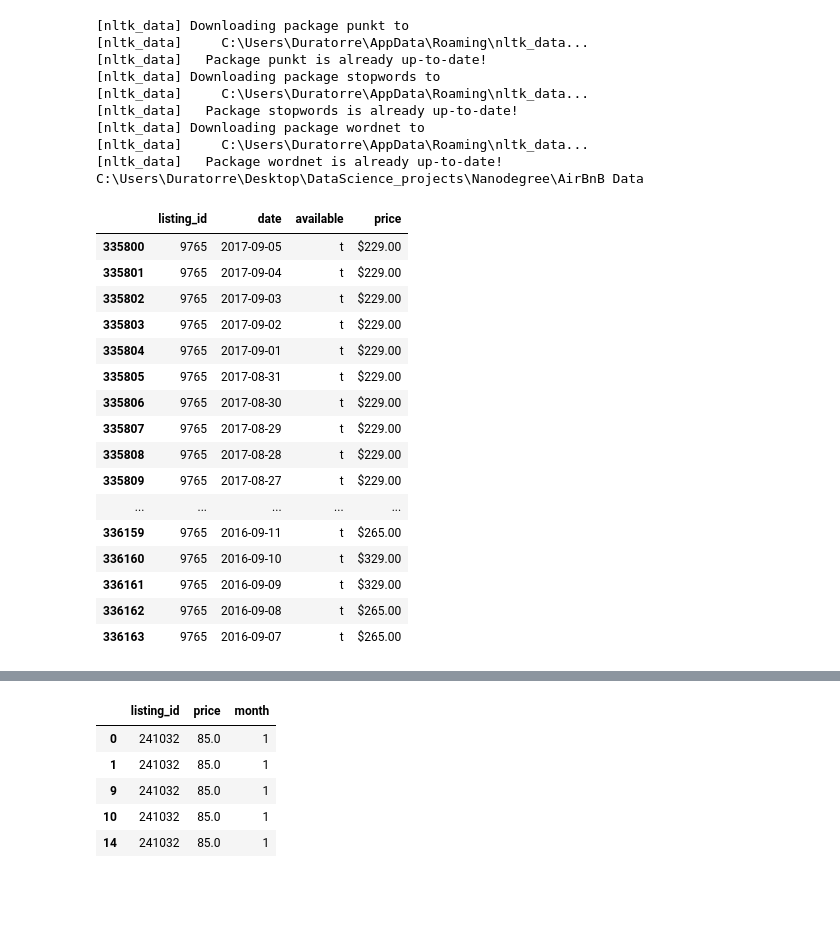
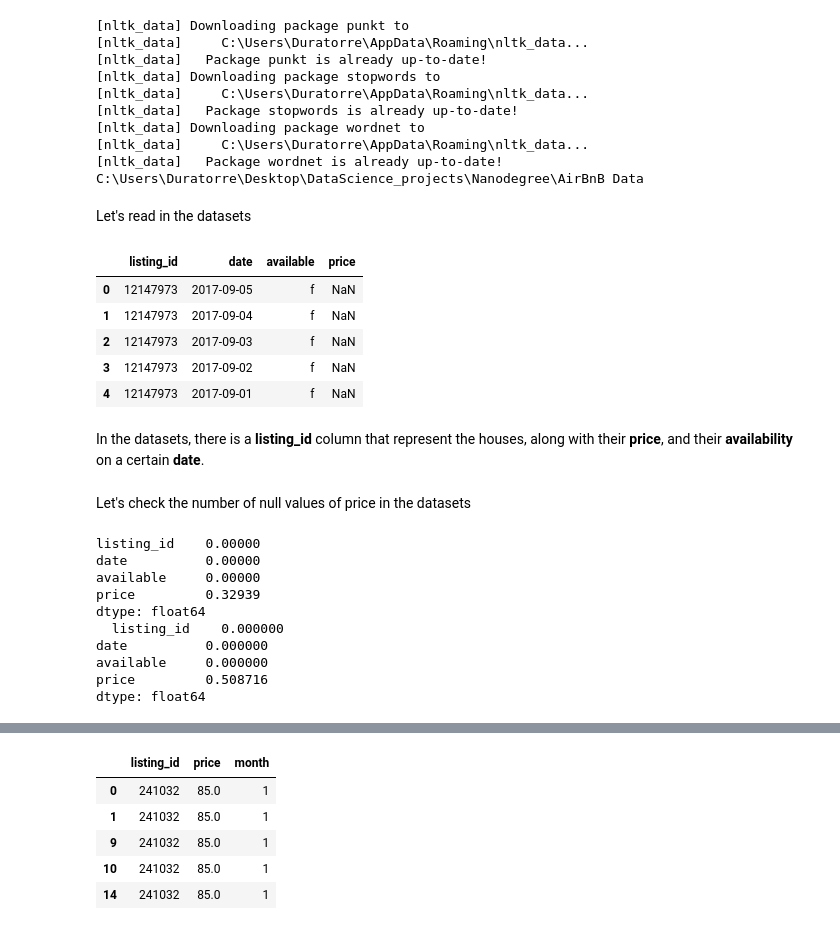
Before and after one commit to Duratorre/AirBnB-Data-Analysis, a Jupyter notebook: Analysis.ipynb, the cells around one changed output, grey strips where cells are left out. Saved outputs shown, nothing was run; the diff lists cells and outputs as text; code cells hidden in the pictures; blank space fills up the shorter version.

Commit message:
Organized markdown cells for calendar dataset

```diff
--- a/Analysis.ipynb
+++ b/Analysis.ipynb
@@ -40,32 +40,36 @@ pd.options.display.max_columns = None
 [nltk_data]     C:\Users\Duratorre\AppData\Roaming\nltk_data...
 [nltk_data]   Package wordnet is already up-to-date!
 C:\Users\Duratorre\Desktop\DataScience_projects\Nanodegree\AirBnB Data
+# %% [markdown]
+Let's read in the datasets
 # %%
 # read in the datasets
 df_cal_sea = pd.read_csv('.\Seattle\calendar.csv')
-df_cal_sea.head(20)
+#df_cal_sea.head(20)
 
 df_cal_bos = pd.read_csv('.\Boston\calendar.csv')
-#df_cal_bos.head()
+df_cal_bos.head()
+# %% [output]
+|  | listing_id | date | available | price |
+| 0 | 12147973 | 2017-09-05 | f | NaN |
+| 1 | 12147973 | 2017-09-04 | f | NaN |
+| 2 | 12147973 | 2017-09-03 | f | NaN |
+| 3 | 12147973 | 2017-09-02 | f | NaN |
+| 4 | 12147973 | 2017-09-01 | f | NaN |
-# %%
-#NOT TO CONSIDER
-pd.options.display.max_rows = None
-df_cal_bos[(df_cal_bos['listing_id']==9765) & (df_cal_bos['available']=='t')]
-# %% [output]
-|  | listing_id | date | available | price |
-| 335800 | 9765 | 2017-09-05 | t | $229.00 |
-| 335801 | 9765 | 2017-09-04 | t | $229.00 |
-| 335802 | 9765 | 2017-09-03 | t | $229.00 |
-| 335803 | 9765 | 2017-09-02 | t | $229.00 |
-| 335804 | 9765 | 2017-09-01 | t | $229.00 |
-| 335805 | 9765 | 2017-08-31 | t | $229.00 |
-| 335806 | 9765 | 2017-08-30 | t | $229.00 |
-| 335807 | 9765 | 2017-08-29 | t | $229.00 |
-| 335808 | 9765 | 2017-08-28 | t | $229.00 |
-| 335809 | 9765 | 2017-08-27 | t | $229.00 |
-| ... | ... | ... | ... | ... |
-| 336159 | 9765 | 2016-09-11 | t | $265.00 |
-| 336160 | 9765 | 2016-09-10 | t | $329.00 |
-| 336161 | 9765 | 2016-09-09 | t | $329.00 |
-| 336162 | 9765 | 2016-09-08 | t | $265.00 |
-| 336163 | 9765 | 2016-09-07 | t | $265.00 |
+# %% [markdown]
+In the datasets, there is a __listing_id__ column that represent the houses, along with their __price__, and their __availability__ on a certain __date__.
+# %% [markdown]
+Let's check the number of null values of price in the datasets
+# %%
+print(df_cal_sea.isna().mean(), "\n", df_cal_bos.isna().mean())
+# %% [output]
+listing_id    0.00000
+date          0.00000
+available     0.00000
+price         0.32939
+dtype: float64
+  listing_id    0.000000
+date          0.000000
+available     0.000000
+price         0.508716
+dtype: float64
```
Also changed, not shown: parts of 8 cells of this notebook.
